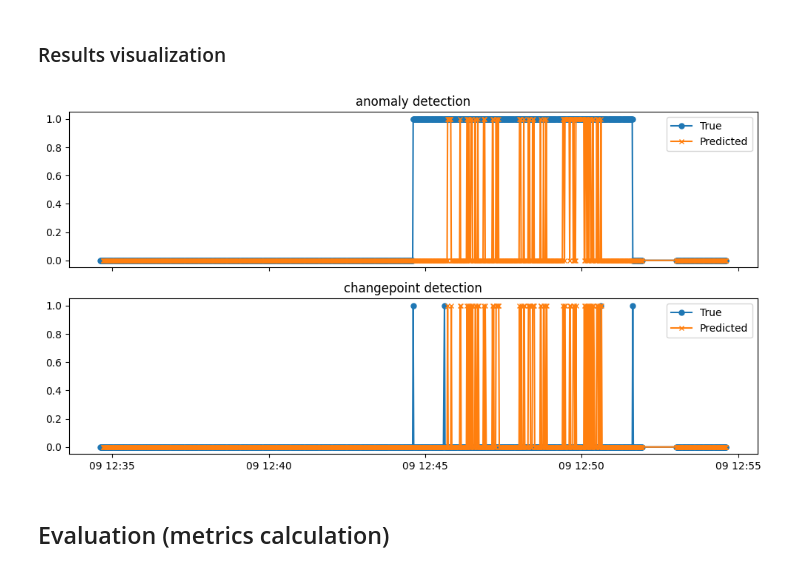
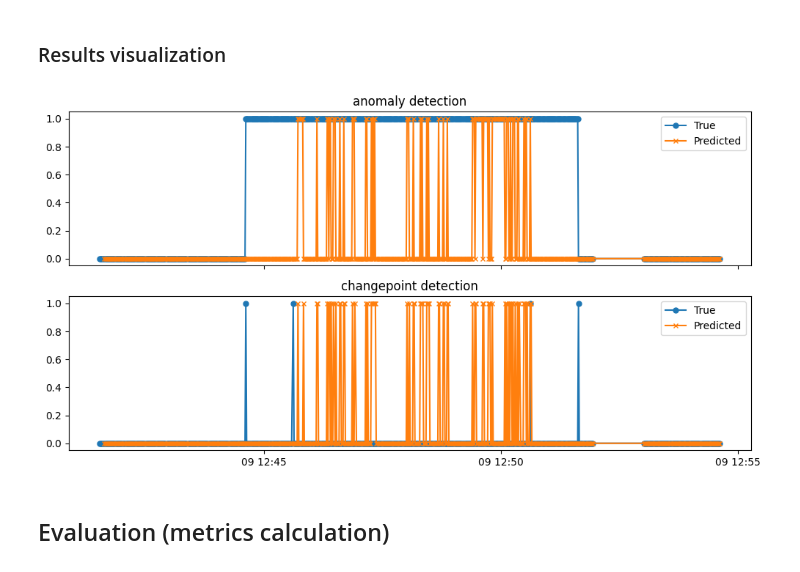
Before and after one commit to waico/SKAB, a Jupyter notebook: notebooks/Vanilla_LSTM.ipynb, the cells around one changed output. Cells and saved outputs as stored; diff of their text form; code cells hidden in the pictures.

```diff
--- a/notebooks/Vanilla_LSTM.ipynb
+++ b/notebooks/Vanilla_LSTM.ipynb
@@ -24,3 +25,5 @@ list_of_df, anomaly_free_df = load_skab()
+# %%
+Xy_traintest_list = load_preprocess_skab()
 # %% [markdown]
 ## Method
 # %% [markdown]
@@ -55,9 +58,8 @@ def split_sequences(sequences, n_steps):
 # %%
 # inference
 predicted_outlier, predicted_cp = [], []
-for df in list_of_df:
-    X_train = df[:400].drop(["anomaly", "changepoint"], axis=1)
-
+true_outlier, true_cp = [], []
+for X_train, X_test, y_train, y_test in Xy_traintest_list:
     # scaler init and fitting
     StSc = StandardScaler()
     StSc.fit(X_train)
@@ -73,12 +75,10 @@ for df in list_of_df:
     UCL = residuals_train.quantile(Q) * 5
 
     # results predicting
-    X, y = split_sequences(
-        StSc.transform(df.drop(["anomaly", "changepoint"], axis=1)), N_STEPS
-    )
+    X, y = split_sequences(StSc.transform(X_test), N_STEPS)
     lstm_residuals = pd.DataFrame(y - model.predict(X)).abs().sum(axis=1)
     prediction = pd.Series(
-        (lstm_residuals > UCL).astype(int).values, index=df[N_STEPS:].index
+        (lstm_residuals > UCL).astype(int).values, index=X_test[N_STEPS:].index
     ).fillna(0)
 
     # predicted outliers saving
@@ -88,3 +88,6 @@ for df in list_of_df:
     prediction_cp = abs(prediction.diff())
     prediction_cp[0] = prediction[0]
     predicted_cp.append(prediction_cp)
+
+    true_outlier.append(y_test["anomaly"])
+    true_cp.append(y_test["changepoint"])
@@ -92,13 +113,11 @@ for df in list_of_df:
 ### Results visualization
 # %%
 # [donotremove]
-true_outlier = [df.anomaly for df in list_of_df]
-true_cp = [df.changepoint for df in list_of_df]
 plot_results(
     (true_outlier[1], predicted_outlier[1]),
     (true_cp[1], predicted_cp[1]),
 )
 # %% [output]
-[figure, old version]
+[figure, new version]
 # %% [markdown]
 ## Evaluation (metrics calculation)
```
Also changed, not shown: parts of 7 cells of this notebook, 32 other files.
